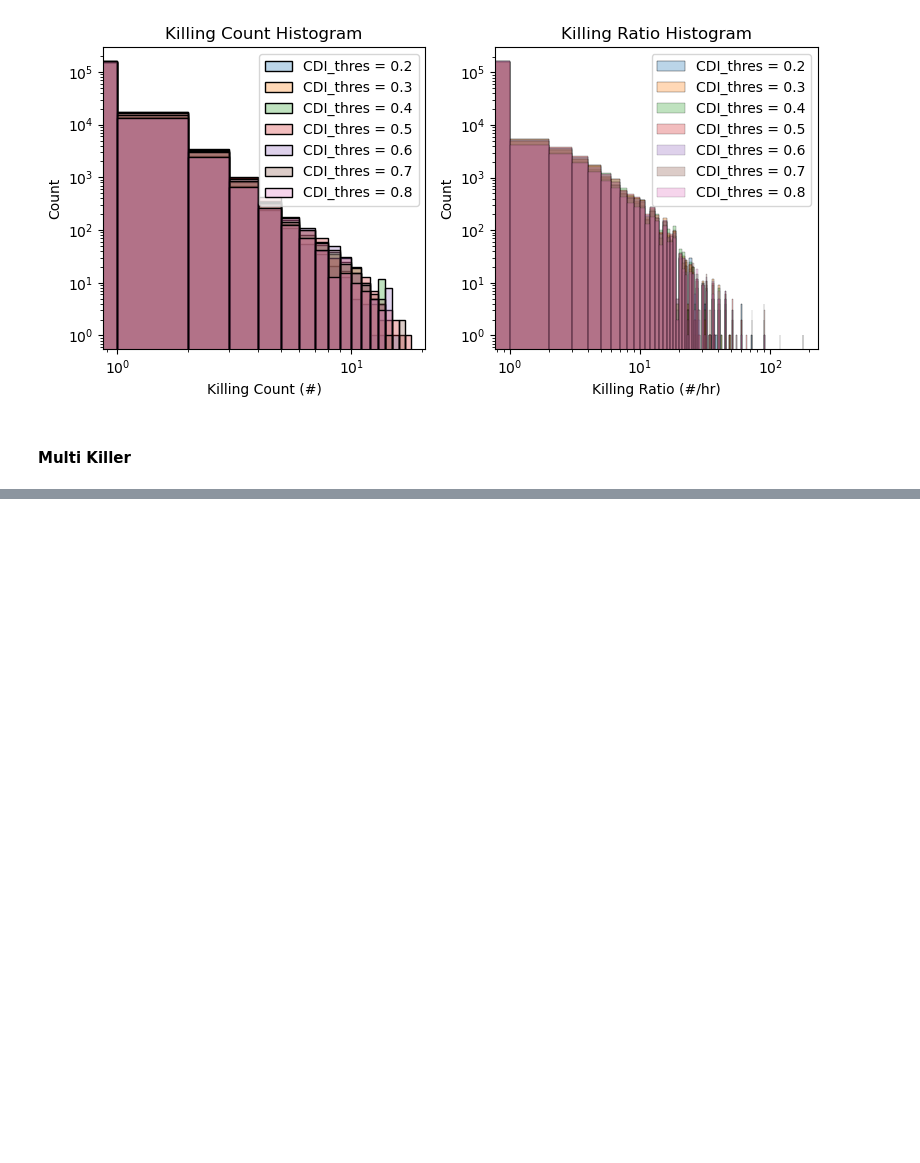
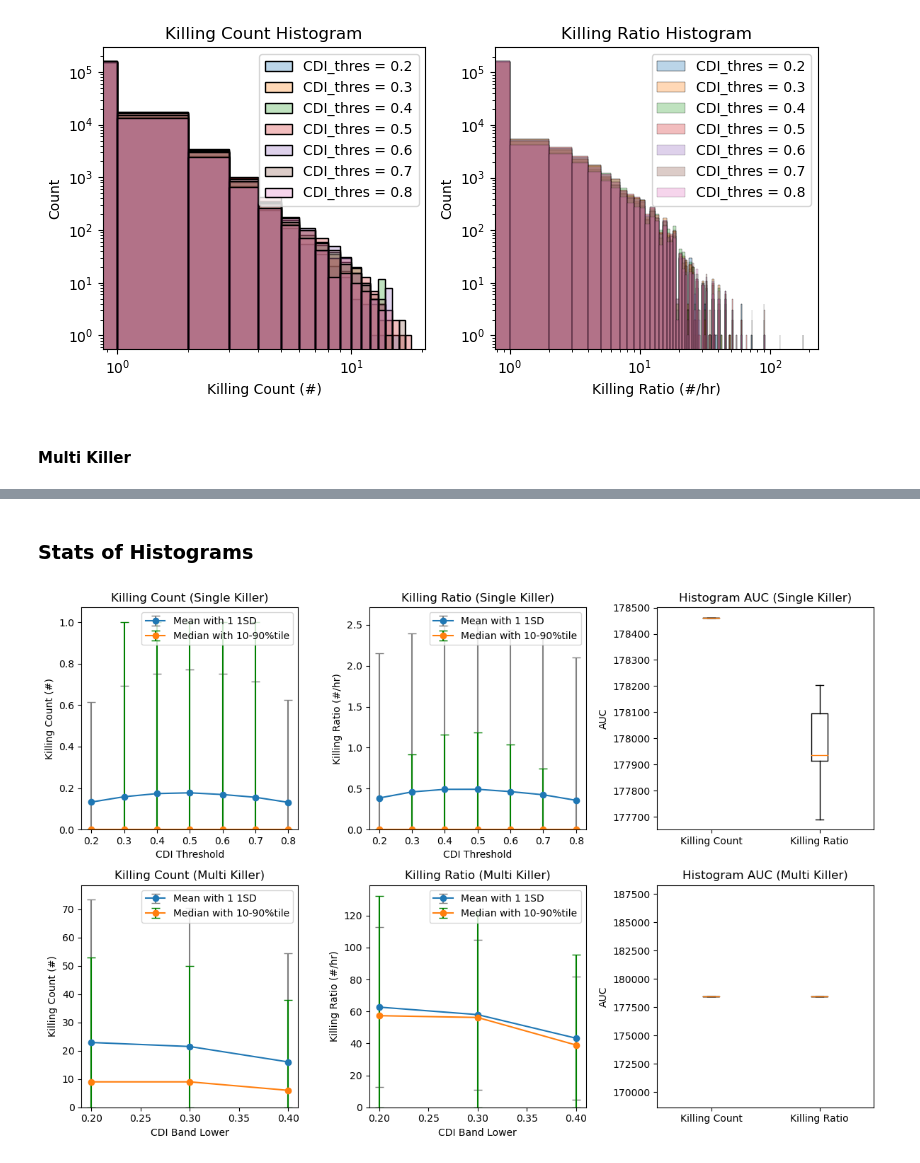
Before and after one commit to bpi-oxford/Cytotoxicity-Pipeline, a Jupyter notebook: notebooks/example_13.ipynb, the cells around one changed output, grey strips where cells are left out. Saved outputs shown, nothing was run; the diff lists cells and outputs as text; code cells hidden in the pictures; blank space fills up the shorter version.

```diff
--- a/notebooks/example_13.ipynb
+++ b/notebooks/example_13.ipynb
@@ -679,7 +691,8 @@ killing_stats_multi = {
     "Median": [],
     "SD":[],
     "10%": [],
-    "90%": []
+    "90%": [],
+    "AUC": [],
 }
 
 killing_ratio_stats_multi = {
@@ -688,8 +701,11 @@ killing_ratio_stats_multi = {
     "Median": [],
     "SD":[],
     "10%": [],
-    "90%": []
+    "90%": [],
+    "AUC": [],
 }
+
+BIN_WIDTH = 1
 
 for i in tqdm(range(2,5,1)):
     cdi_thres = 0.1*i
@@ -701,19 +717,27 @@ for i in tqdm(range(2,5,1)):
     sns.histplot(kill_count,binwidth=1,label="CDI band = [{:.1f},{:.1f}]".format(cdi_thres,1-cdi_thres),alpha=0.3, ax=axs[0])
     sns.histplot(kill_ratio,binwidth=1,label="CDI band = [{:.1f},{:.1f}]".format(cdi_thres,1-cdi_thres),alpha=0.3, ax=axs[1])
 
+    # Calculate the area under the histogram
+    counts, bin_edges = np.histogram(kill_count, bins=np.arange(min(kill_count), max(kill_count) + BIN_WIDTH, BIN_WIDTH))
+    area = np.sum(counts * BIN_WIDTH)
     killing_stats_multi["cdi_thres"].append(cdi_thres)
     killing_stats_multi["Mean"].append(np.mean(kill_count))
     killing_stats_multi["Median"].append(np.median(kill_count))
     killing_stats_multi["SD"].append(np.std(kill_count))
     killing_stats_multi["10%"].append(np.percentile(kill_count,10))
     killing_stats_multi["90%"].append(np.percentile(kill_count,90))
+    killing_stats_multi["AUC"].append(area)
 
+    # Calculate the area under the histogram
+    counts, bin_edges = np.histogram(kill_ratio, bins=np.arange(min(kill_count), max(kill_count) + BIN_WIDTH, BIN_WIDTH))
+    area = np.sum(counts * BIN_WIDTH)
     killing_ratio_stats_multi["cdi_thres"].append(cdi_thres)
     killing_ratio_stats_multi["Mean"].append(np.mean(kill_ratio))
     killing_ratio_stats_multi["Median"].append(np.median(kill_ratio))
     killing_ratio_stats_multi["SD"].append(np.std(kill_ratio))
     killing_ratio_stats_multi["10%"].append(np.percentile(kill_ratio,10))
     killing_ratio_stats_multi["90%"].append(np.percentile(kill_ratio,90))
+    killing_ratio_stats_multi["AUC"].append(area)
 
 axs[0].set_title("Killing Count Histogram (Multi)")
 axs[0].set_xlabel("Killing Count (#)")
@@ -752 +776,61 @@ Killing Ratio Statistics (Multi):
 [figure]
+# %% [markdown]
+### Stats of Histograms
+# %%
+fig, axs = plt.subplots(2,3,figsize=(12,8))
+
+axs[0,0].errorbar(killing_stats["cdi_thres"],killing_stats["Mean"],yerr=killing_stats["SD"], fmt='-o', ecolor='gray', capsize=4, label='Mean with 1 1SD')
+yerr = [killing_stats["Median"]-killing_stats["10%"],killing_stats["90%"]-killing_stats["Median"]]
+axs[0,0].errorbar(killing_stats["cdi_thres"],killing_stats["Median"],yerr=yerr, fmt='-o', ecolor='green', capsize=4, label='Median with 10-90%tile')
+
+axs[0,0].set_xlabel("CDI Threshold")
+axs[0,0].set_ylabel("Killing Count (#)")
+axs[0,0].set_ylim(bottom=0)
+axs[0,0].set_title("Killing Count (Single Killer)")
+axs[0,0].legend(loc="upper right")
+
+axs[0,1].errorbar(killing_ratio_stats["cdi_thres"],killing_ratio_stats["Mean"],yerr=killing_ratio_stats["SD"], fmt='-o', ecolor='gray', capsize=4, label='Mean with 1 1SD')
+yerr = [killing_ratio_stats["Median"]-killing_ratio_stats["10%"],killing_ratio_stats["90%"]-killing_ratio_stats["Median"]]
+axs[0,1].errorbar(killing_ratio_stats["cdi_thres"],killing_ratio_stats["Median"],yerr=yerr, fmt='-o', ecolor='green', capsize=4, label='Median with 10-90%tile')
+
+axs[0,1].set_xlabel("CDI Threshold")
+axs[0,1].set_ylabel("Killing Ratio (#/hr)")
+axs[0,1].set_ylim(bottom=0)
+axs[0,1].set_title("Killing Ratio (Single Killer)")
+axs[0,1].legend(loc="upper right")
+
+axs[0,2].boxplot([killing_stats["AUC"],killing_ratio_stats["AUC"]])
+axs[0,2].set_xticks([1, 2], ['Killing Count', 'Killing Ratio'])
+axs[0,2].set_xlim([0.5,2.5])
+axs[0,2].set_ylabel("AUC")
+axs[0,2].set_title("Histogram AUC (Single Killer)")
+
+axs[1,0].errorbar(killing_stats_multi["cdi_thres"],killing_stats_multi["Mean"],yerr=killing_stats_multi["SD"], fmt='-o', ecolor='gray', capsize=4, label='Mean with 1 1SD')
+yerr = [killing_stats_multi["Median"]-killing_stats_multi["10%"],killing_stats_multi["90%"]-killing_stats_multi["Median"]]
+axs[1,0].errorbar(killing_stats_multi["cdi_thres"],killing_stats_multi["Median"],yerr=yerr, fmt='-o', ecolor='green', capsize=4, label='Median with 10-90%tile')
+
+axs[1,0].set_xlabel("CDI Band Lower")
+axs[1,0].set_ylabel("Killing Count (#)")
+axs[1,0].set_ylim(bottom=0)
+axs[1,0].set_title("Killing Count (Multi Killer)")
+axs[1,0].legend(loc="upper right")
+
+axs[1,1].errorbar(killing_ratio_stats_multi["cdi_thres"],killing_ratio_stats_multi["Mean"],yerr=killing_ratio_stats_multi["SD"], fmt='-o', ecolor='gray', capsize=4, label='Mean with 1 1SD')
+yerr = [killing_ratio_stats_multi["Median"]-killing_ratio_stats_multi["10%"],killing_ratio_stats_multi["90%"]-killing_ratio_stats_multi["Median"]]
+axs[1,1].errorbar(killing_ratio_stats_multi["cdi_thres"],killing_ratio_stats_multi["Median"],yerr=yerr, fmt='-o', ecolor='green', capsize=4, label='Median with 10-90%tile')
+
+axs[1,1].set_xlabel("CDI Band Lower")
+axs[1,1].set_ylabel("Killing Ratio (#/hr)")
+axs[1,1].set_ylim(bottom=0)
+axs[1,1].set_title("Killing Ratio (Multi Killer)")
+axs[1,1].legend(loc="upper right")
+
+axs[1,2].boxplot([killing_stats_multi["AUC"],killing_ratio_stats_multi["AUC"]])
+axs[1,2].set_xticks([1, 2], ['Killing Count', 'Killing Ratio'])
+axs[1,2].set_xlim([0.5,2.5])
+axs[1,2].set_ylabel("AUC")
+axs[1,2].set_title("Histogram AUC (Multi Killer)")
+
+fig.tight_layout()
+# %% [output]
+[figure, added]
```
Also changed, not shown: parts of 3 cells of this notebook.
